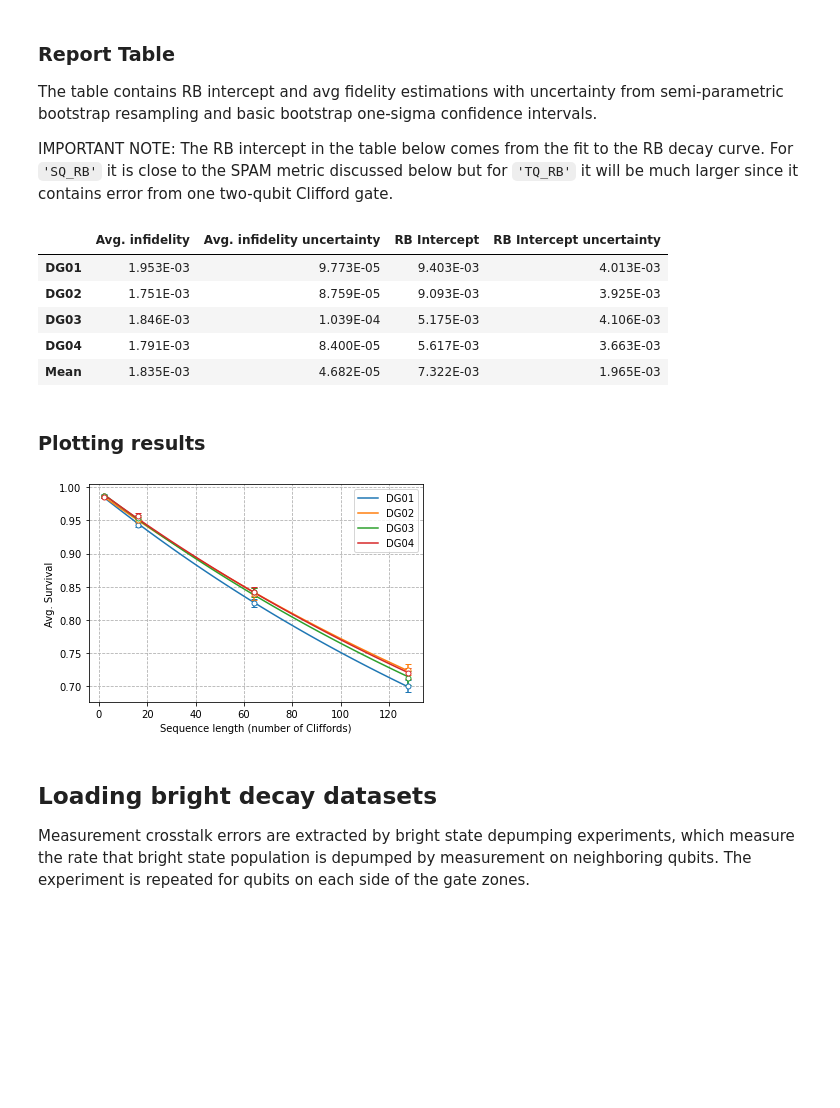
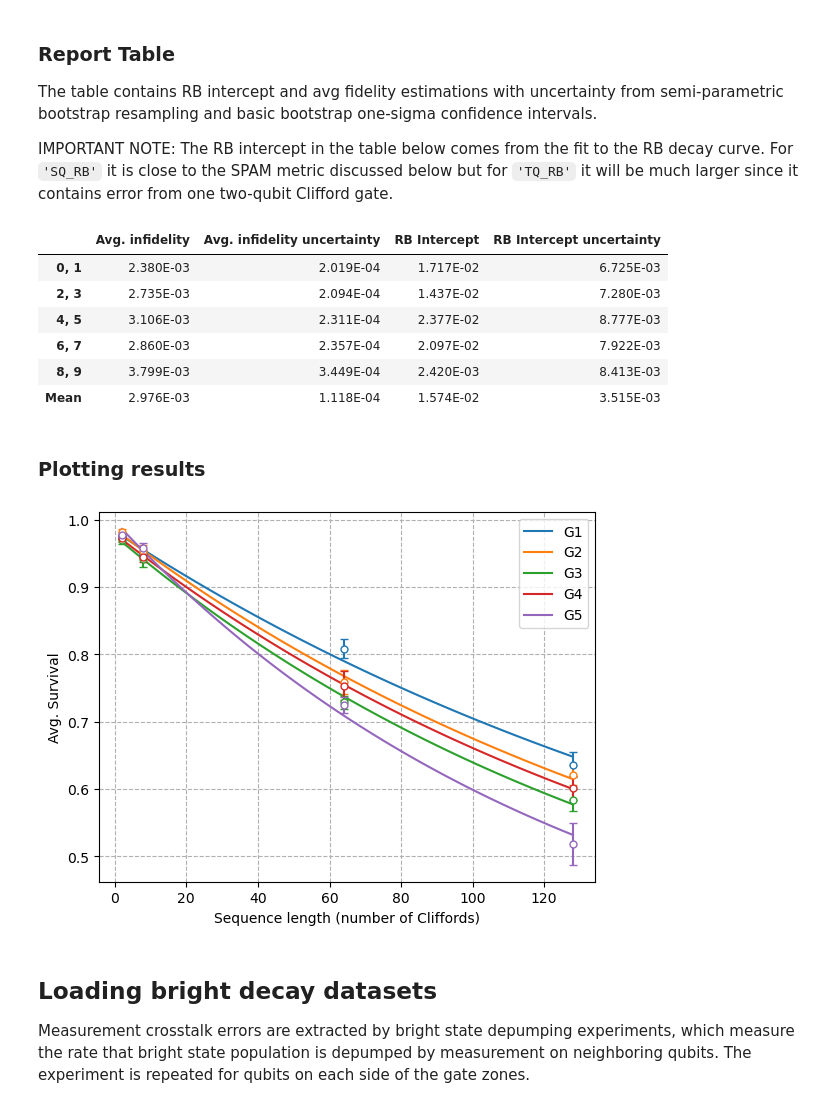
Before and after one commit to CQCL/quantinuum-hardware-specifications, a Jupyter notebook: notebooks/Loading Experimental Data.ipynb, the cells around one changed output. Saved outputs shown, nothing was run; the diff lists cells and outputs as text; code cells hidden in the pictures; blank space fills up the shorter version.

Commit message:
Added summer H1-1 and H1-2 data

```diff
--- a/notebooks/Loading Experimental Data.ipynb
+++ b/notebooks/Loading Experimental Data.ipynb
@@ -38,3 +37,6 @@ date = '2023_03_10'
+# %%
+machine = 'H1-2'
+date = '2023_08_21'
 # %% [markdown]
 ## Load all data
 # %%
@@ -98,19 +100,20 @@ from qtm_spec.rb_reporting_functions import report
 report(fid_info, boot_info, machine, data_type)
 # %% [output]
 |  | Avg. infidelity | Avg. infidelity uncertainty | RB Intercept | RB Intercept uncertainty |
-| DG01 | 1.953E-03 | 9.773E-05 | 9.403E-03 | 4.013E-03 |
-| DG02 | 1.751E-03 | 8.759E-05 | 9.093E-03 | 3.925E-03 |
-| DG03 | 1.846E-03 | 1.039E-04 | 5.175E-03 | 4.106E-03 |
-| DG04 | 1.791E-03 | 8.400E-05 | 5.617E-03 | 3.663E-03 |
-| Mean | 1.835E-03 | 4.682E-05 | 7.322E-03 | 1.965E-03 |
+| 0, 1 | 2.380E-03 | 2.019E-04 | 1.717E-02 | 6.725E-03 |
+| 2, 3 | 2.735E-03 | 2.094E-04 | 1.437E-02 | 7.280E-03 |
+| 4, 5 | 3.106E-03 | 2.311E-04 | 2.377E-02 | 8.777E-03 |
+| 6, 7 | 2.860E-03 | 2.357E-04 | 2.097E-02 | 7.922E-03 |
+| 8, 9 | 3.799E-03 | 3.449E-04 | 2.420E-03 | 8.413E-03 |
+| Mean | 2.976E-03 | 1.118E-04 | 1.574E-02 | 3.515E-03 |
 # %% [markdown]
 ### Plotting results
 # %%
 from qtm_spec.rb_reporting_functions import errorbar_plot
 
-errorbar_plot(fid_info, data, machine, data_type, savename='H1-1_TQ_RB')
+errorbar_plot(fid_info, data, machine, date, data_type)
 # %% [output]
-[figure, old version]
+[figure, new version]
 # %% [markdown]
 ## Loading bright decay datasets
 
```
Also changed, not shown: parts of 6 cells of this notebook, 14 other files.
